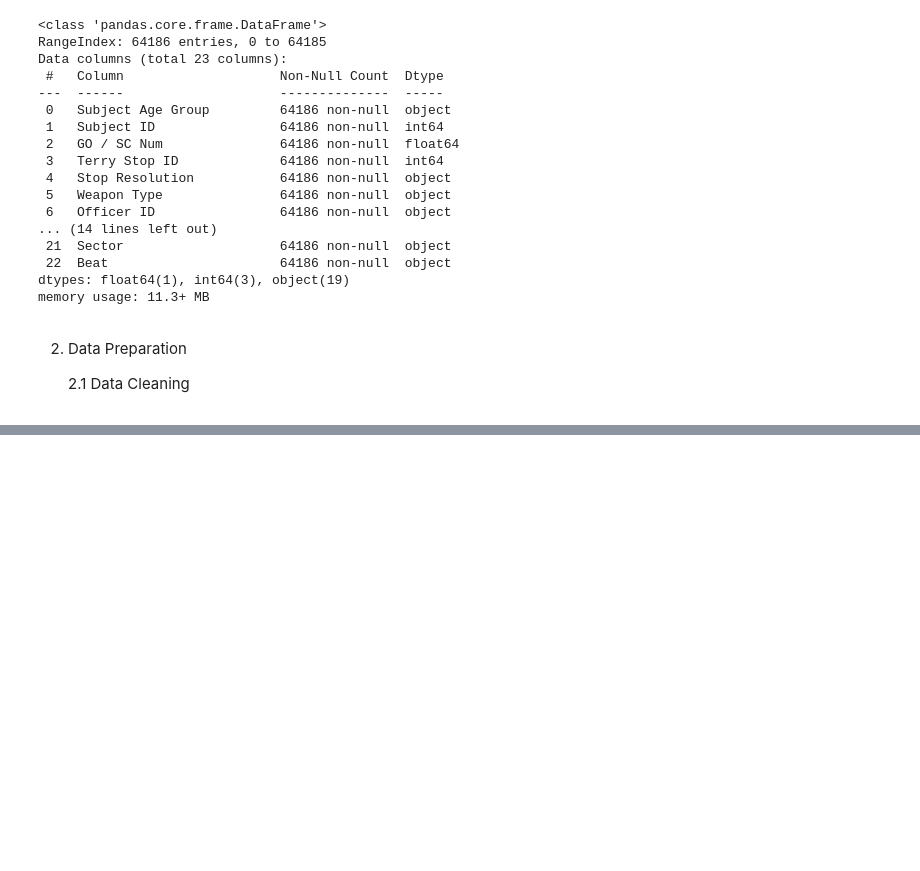
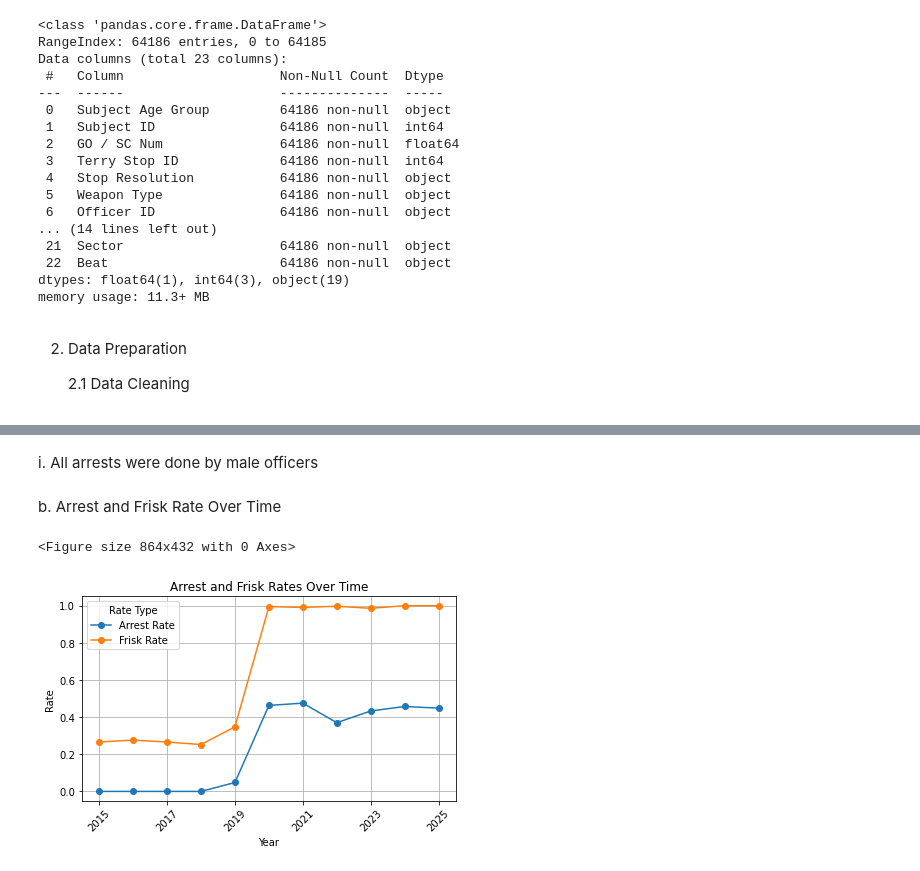
Before and after one commit to oomollo/Terry_Stops_Predictions, a Jupyter notebook: terry_stops_prediction.ipynb, the cells around one changed output, grey strips where cells are left out. Saved outputs shown, nothing was run; the diff lists cells and outputs as text; code cells hidden in the pictures; blank space fills up the shorter version.

```diff
--- a/terry_stops_prediction.ipynb
+++ b/terry_stops_prediction.ipynb
@@ -130,0 +247,30 @@ df_cleaned.drop_duplicates()
+# %% [markdown]
+i. All arrests were done by male officers
+# %% [markdown]
+b. Arrest and Frisk  Rate Over Time
+# %%
+# Group and calculate mean (rate) for Arrest and Frisk
+arrest_rate = df_cleaned.groupby('Reported_year')['Arrest Flag'].mean().sort_index()
+frisk_rate = df_cleaned.groupby('Reported_year')['Frisk Flag'].mean().sort_index()
+
+# Combine into one DataFrame
+rates_df = pd.DataFrame({
+    'Arrest Rate': arrest_rate,
+    'Frisk Rate': frisk_rate
+})
+
+# Plot
+plt.figure(figsize=(12, 6))
+rates_df.plot(marker='o')
+
+plt.title('Arrest and Frisk Rates Over Time')
+plt.xlabel('Year')
+plt.ylabel('Rate')
+plt.xticks(rotation=45)
+plt.grid(True)
+plt.legend(title='Rate Type')
+plt.tight_layout()
+plt.show()
+# %% [output]
+<Figure size 864x432 with 0 Axes>
+[figure, added]
```
Also changed, not shown: parts of 54 cells of this notebook, 6 other files.
